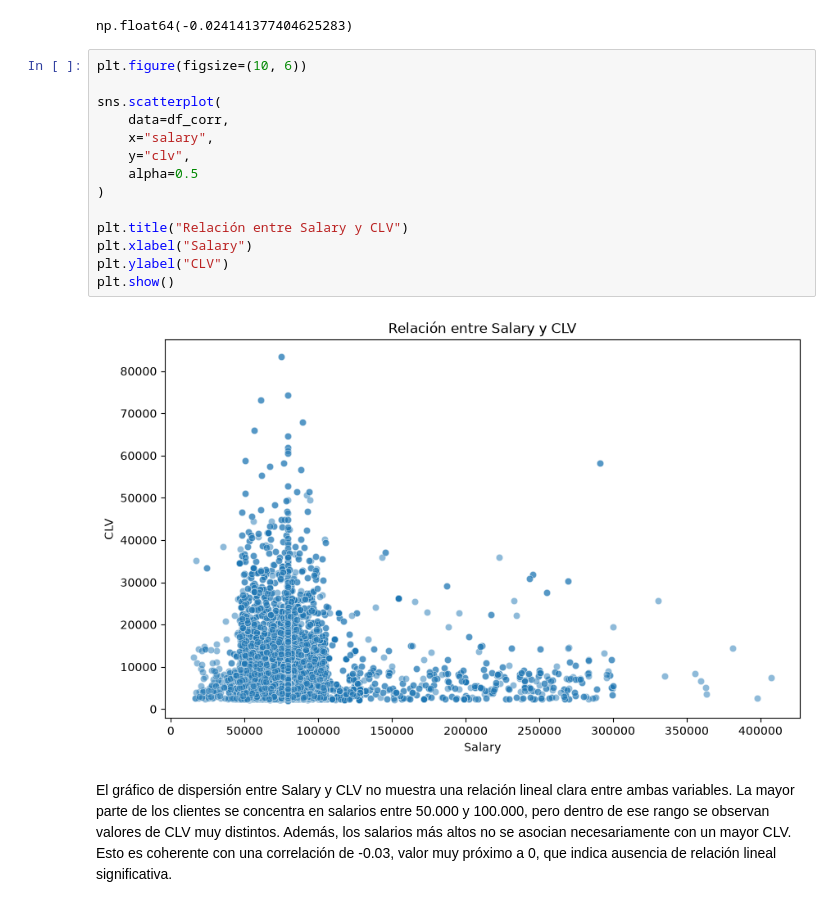
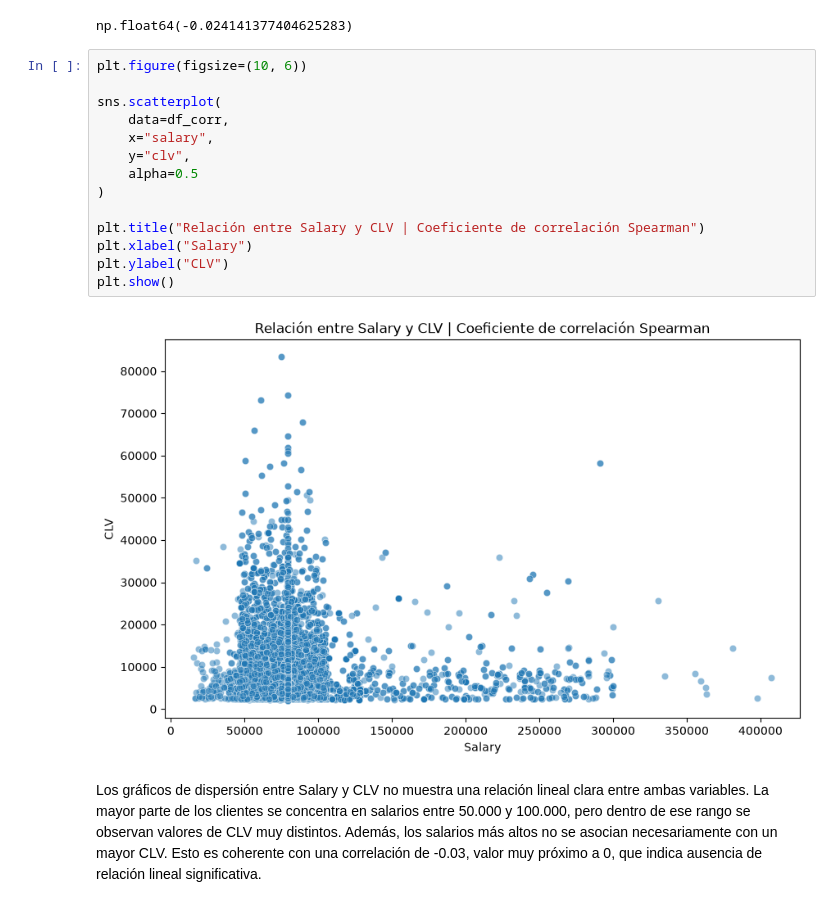
Before and after one commit to Adalab/bda-modulo-3-evaluacion-final-beatrizsjj, a Jupyter notebook: Analisis.ipynb, the cells around one changed output. Saved outputs shown, nothing was run; the diff lists cells and outputs as text.

```diff
--- a/Analisis.ipynb
+++ b/Analisis.ipynb
@@ -484,18 +526,18 @@ np.float64(-0.024141377404625283)
 # %%
 plt.figure(figsize=(10, 6))
 
 sns.scatterplot(
     data=df_corr,
     x="salary",
     y="clv",
     alpha=0.5
 )
 
-plt.title("Relación entre Salary y CLV")
+plt.title("Relación entre Salary y CLV | Coeficiente de correlación Spearman")
 plt.xlabel("Salary")
 plt.ylabel("CLV")
 plt.show()
 # %% [output]
-[figure, old version]
+[figure, new version]
 # %% [markdown]
-El gráfico de dispersión entre Salary y CLV no muestra una relación lineal clara entre ambas variables. La mayor parte de los clientes se concentra en salarios entre 50.000 y 100.000, pero dentro de ese rango se observan valores de CLV muy distintos. Además, los salarios más altos no se asocian necesariamente con un mayor CLV. Esto es coherente con una correlación de -0.03, valor muy próximo a 0, que indica ausencia de relación lineal significativa.
+Los gráficos de dispersión entre Salary y CLV no muestra una relación lineal clara entre ambas variables. La mayor parte de los clientes se concentra en salarios entre 50.000 y 100.000, pero dentro de ese rango se observan valores de CLV muy distintos. Además, los salarios más altos no se asocian necesariamente con un mayor CLV. Esto es coherente con una correlación de -0.03, valor muy próximo a 0, que indica ausencia de relación lineal significativa.
```
Also changed, not shown: parts of 24 cells of this notebook, 1 other file.
